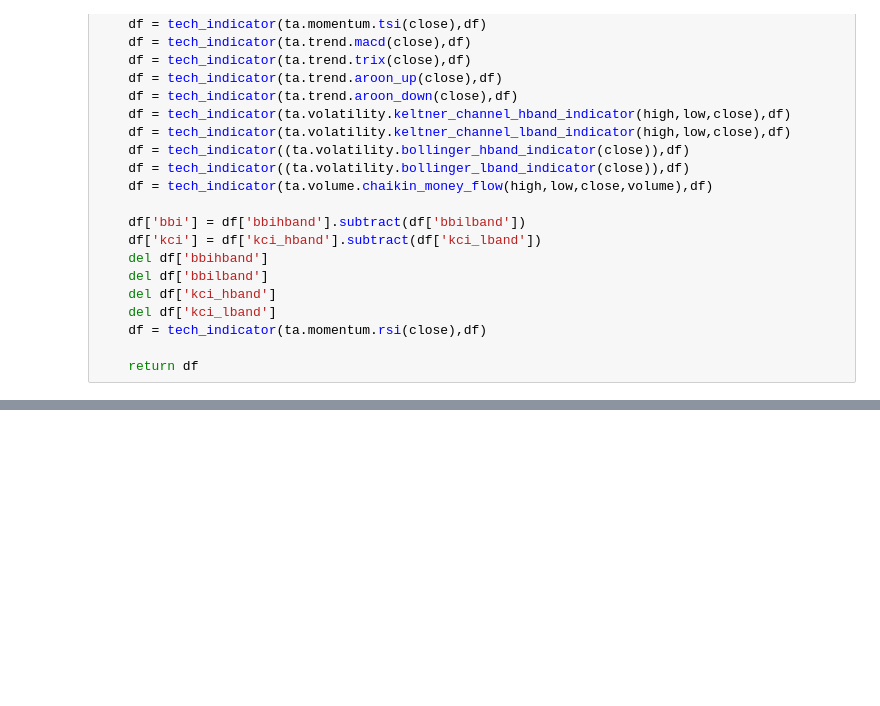
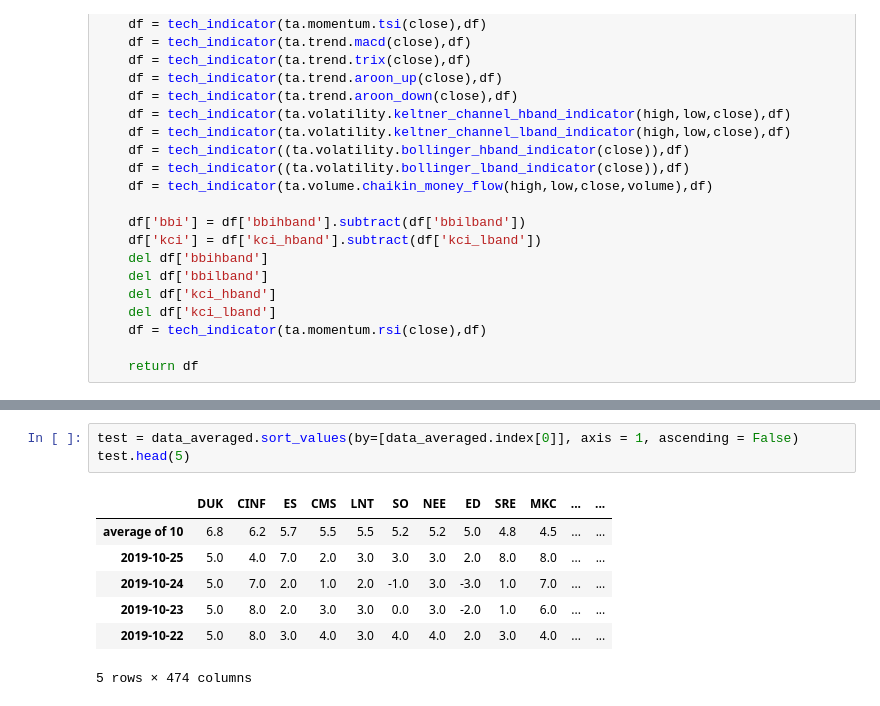
Before and after one commit to rbehal/ticker_picker, a Jupyter notebook: ticker_picker.ipynb, the cells around one changed output, grey strips where cells are left out. Saved outputs shown, nothing was run; the diff lists cells and outputs as text; blank space fills up the shorter version.

```diff
--- a/ticker_picker.ipynb
+++ b/ticker_picker.ipynb
@@ -266,0 +315,11 @@ print(sys.path)
+# %%
+test = data_averaged.sort_values(by=[data_averaged.index[0]], axis = 1, ascending = False)
+test.head(5)
+# %% [output]
+|  | DUK | CINF | ES | CMS | LNT | SO | NEE | ED | SRE | MKC | ... | ... |
+| average of 10 | 6.8 | 6.2 | 5.7 | 5.5 | 5.5 | 5.2 | 5.2 | 5.0 | 4.8 | 4.5 | ... | ... |
+| 2019-10-25 | 5.0 | 4.0 | 7.0 | 2.0 | 3.0 | 3.0 | 3.0 | 2.0 | 8.0 | 8.0 | ... | ... |
+| 2019-10-24 | 5.0 | 7.0 | 2.0 | 1.0 | 2.0 | -1.0 | 3.0 | -3.0 | 1.0 | 7.0 | ... | ... |
+| 2019-10-23 | 5.0 | 8.0 | 2.0 | 3.0 | 3.0 | 0.0 | 3.0 | -2.0 | 1.0 | 6.0 | ... | ... |
+| 2019-10-22 | 5.0 | 8.0 | 3.0 | 4.0 | 3.0 | 4.0 | 4.0 | 2.0 | 3.0 | 4.0 | ... | ... |
+5 rows × 474 columns
```
Also changed, not shown: parts of 17 cells of this notebook.
